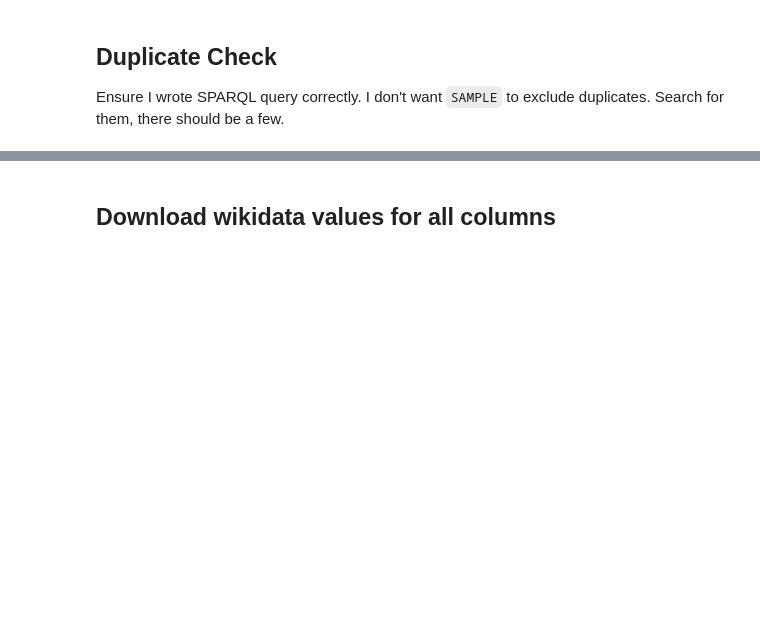
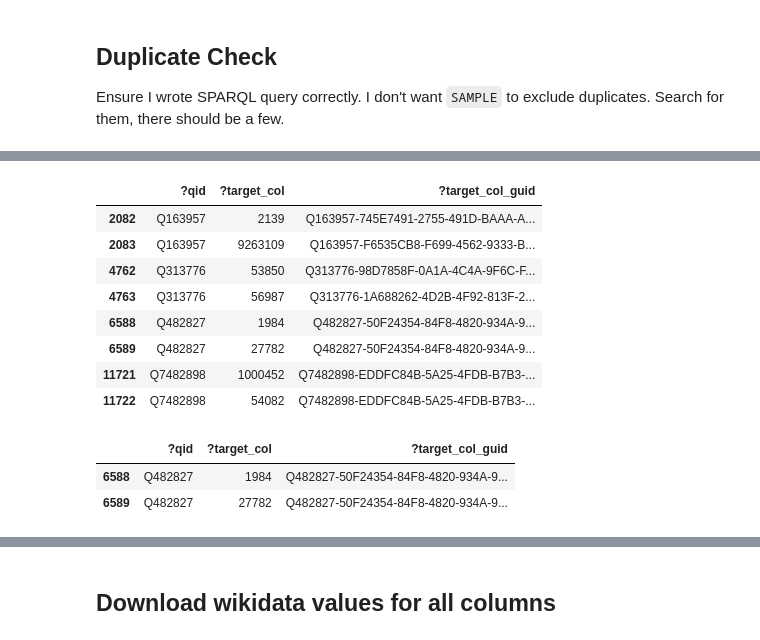
Before and after one commit to funblaster22/Wikidata-Purdue-Data-Mine, a Jupyter notebook: MismatchGeneration/politicians/politicians.ipynb, the cells around one changed output, grey strips where cells are left out. Drawn from its saved outputs; the diff is of its cells as text; code cells hidden in the pictures; blank space fills up the shorter version.

```diff
--- a/MismatchGeneration/politicians/politicians.ipynb
+++ b/MismatchGeneration/politicians/politicians.ipynb
@@ -260,0 +230,19 @@ df[df["?joinProp"].duplicated(keep=False)].sort_values("?joinProp")
+# %%
+df[df["?qid"].duplicated(keep=False)].sort_values("?qid")
+# %% [output]
+|  | ?qid | ?target_col | ?target_col_guid |
+| 2082 | Q163957 | 2139 | Q163957-745E7491-2755-491D-BAAA-A... |
+| 2083 | Q163957 | 9263109 | Q163957-F6535CB8-F699-4562-9333-B... |
+| 4762 | Q313776 | 53850 | Q313776-98D7858F-0A1A-4C4A-9F6C-F... |
+| 4763 | Q313776 | 56987 | Q313776-1A688262-4D2B-4F92-813F-2... |
+| 6588 | Q482827 | 1984 | Q482827-50F24354-84F8-4820-934A-9... |
+| 6589 | Q482827 | 27782 | Q482827-50F24354-84F8-4820-934A-9... |
+| 11721 | Q7482898 | 1000452 | Q7482898-EDDFC84B-5A25-4FDB-B7B3-... |
+| 11722 | Q7482898 | 54082 | Q7482898-EDDFC84B-5A25-4FDB-B7B3-... |
+# %%
+# Expect to see 2 values
+df[df["?qid"] == "Q482827"]
+# %% [output]
+|  | ?qid | ?target_col | ?target_col_guid |
+| 6588 | Q482827 | 1984 | Q482827-50F24354-84F8-4820-934A-9... |
+| 6589 | Q482827 | 27782 | Q482827-50F24354-84F8-4820-934A-9... |
```
Also changed, not shown: parts of 7 cells of this notebook, 3 other files.
